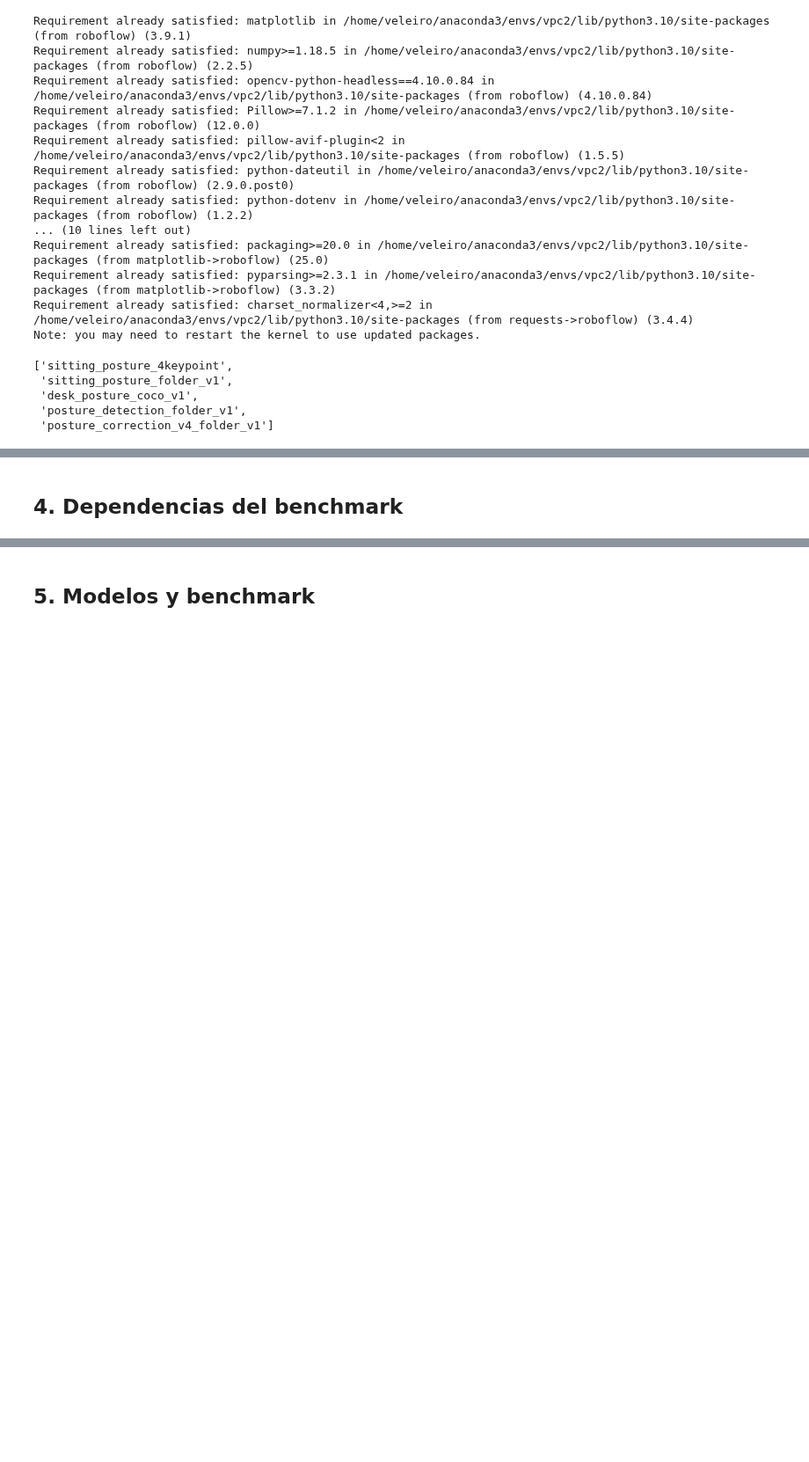
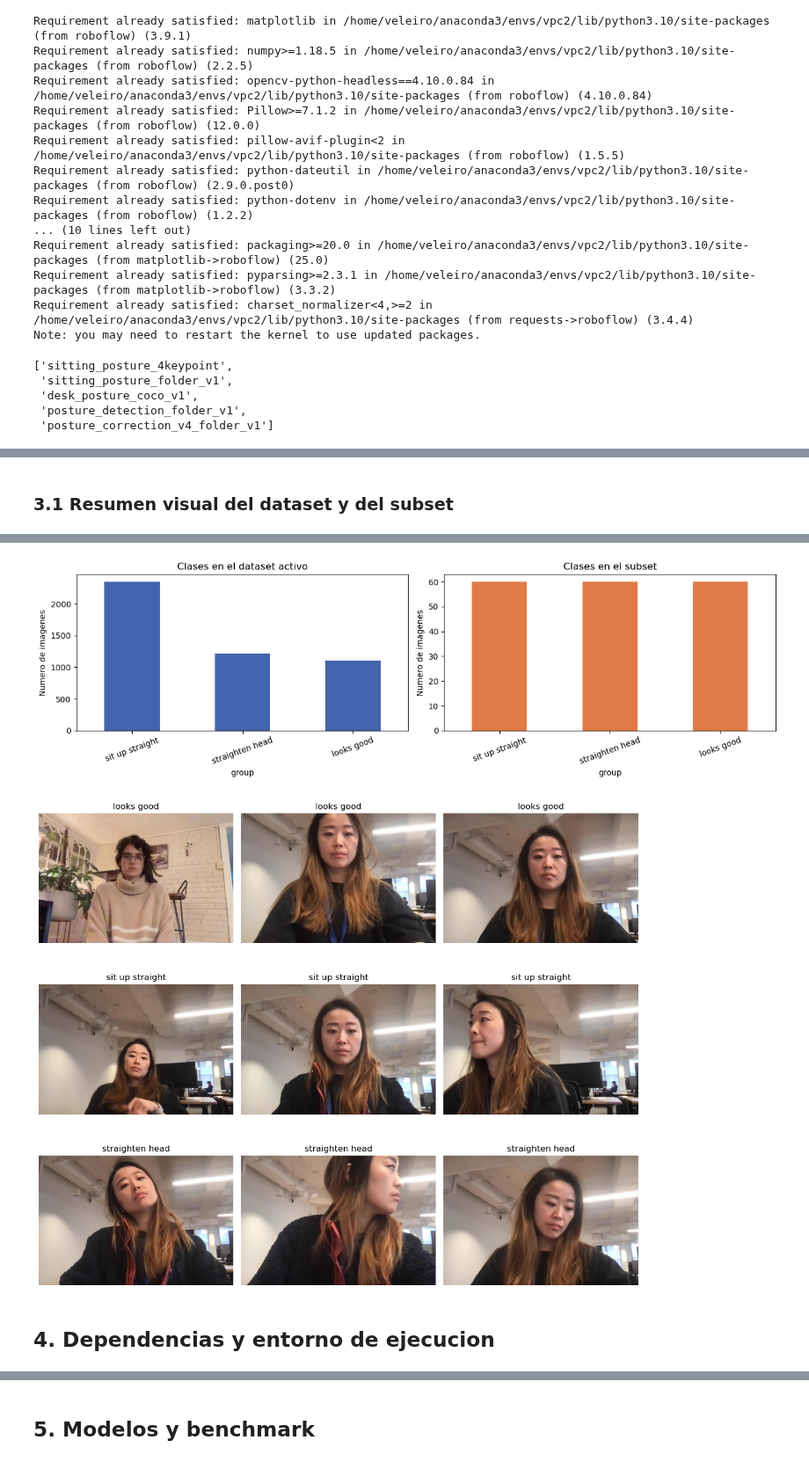
Before and after one commit to Veleiroo/Proyecto-Integrador-I, a Jupyter notebook: notebooks/pose_benchmark/01_pose_benchmark_ergonomia.ipynb, the cells around one changed output, grey strips where cells are left out. Shown at 88% size. Drawn from its saved outputs; the diff is of its cells as text; code cells hidden in the pictures; blank space fills up the shorter version.

```diff
--- a/notebooks/pose_benchmark/01_pose_benchmark_ergonomia.ipynb
+++ b/notebooks/pose_benchmark/01_pose_benchmark_ergonomia.ipynb
@@ -109,7 +157,7 @@ DATASETS = {
     },
 }
 
-ACTIVE_DATASET_KEY = "sitting_posture_4keypoint"
+ACTIVE_DATASET_KEY = "posture_correction_v4_folder_v1"
 ACTIVE_DATASET = DATASETS[ACTIVE_DATASET_KEY]
 RAW_DATASET_OVERRIDE = None
 
@@ -359,0 +443,71 @@ else:
+# %% [markdown]
+### 3.1 Resumen visual del dataset y del subset
+# %%
+import pandas as pd
+import matplotlib.pyplot as plt
+from PIL import Image
+
+
+dataset_df = pd.DataFrame(records) if dataset_root is not None else pd.DataFrame()
+subset_df = pd.DataFrame(subset_manifest) if subset_manifest else pd.DataFrame()
+
+if not dataset_df.empty:
+    display(
+        dataset_df.groupby(["split", "group"], dropna=False)
+        .size()
+        .rename("count")
+        .reset_index()
+        .sort_values(["split", "group"])
+    )
+
+if not dataset_df.empty:
+    dataset_counts = dataset_df.groupby("group").size().sort_values(ascending=False)
+    subset_counts = subset_df.groupby("group").size().reindex(dataset_counts.index, fill_value=0)
+
+    fig, axes = plt.subplots(1, 2, figsize=(13, 4))
+    dataset_counts.plot(kind="bar", ax=axes[0], color="#4464ad")
+    axes[0].set_title("Clases en el dataset activo")
+    axes[0].set_ylabel("Numero de imagenes")
+    axes[0].tick_params(axis="x", rotation=20)
+
+    subset_counts.plot(kind="bar", ax=axes[1], color="#e17a47")
+    axes[1].set_title("Clases en el subset")
+    axes[1].set_ylabel("Numero de imagenes")
+    axes[1].tick_params(axis="x", rotation=20)
+
+    plt.tight_layout()
+    plt.show()
+
+
+def show_subset_samples(manifest: list[dict], samples_per_group: int = 3) -> None:
+    if not manifest:
+        print("No hay subset para mostrar.")
+        return
+
+    grouped: dict[str, list[Path]] = {}
+    for item in manifest:
+        grouped.setdefault(item["group"], []).append(Path(item["subset_path"]))
+
+    groups = sorted(grouped)
+    fig, axes = plt.subplots(len(groups), samples_per_group, figsize=(4 * samples_per_group, 3.5 * len(groups)))
+
+    if len(groups) == 1:
+        axes = [axes]
+
+    for row_idx, group in enumerate(groups):
+        selected = grouped[group][:samples_per_group]
+        row_axes = axes[row_idx] if samples_per_group > 1 else [axes[row_idx]]
+        for col_idx in range(samples_per_group):
+            ax = row_axes[col_idx]
+            ax.axis("off")
+            if col_idx < len(selected):
+                image = Image.open(selected[col_idx])
+                ax.imshow(image)
+                ax.set_title(group)
+
+    plt.tight_layout()
+    plt.show()
+
+
+show_subset_samples(subset_manifest, samples_per_group=3)
+# %% [output]
@@ -360,3 +524,5 @@ else:
+[figure, added]
+[figure, added]
 # %% [markdown]
-## 4. Dependencias del benchmark
+## 4. Dependencias y entorno de ejecucion
 # %%
```
Also changed, not shown: parts of 13 cells of this notebook, 2 other files.
